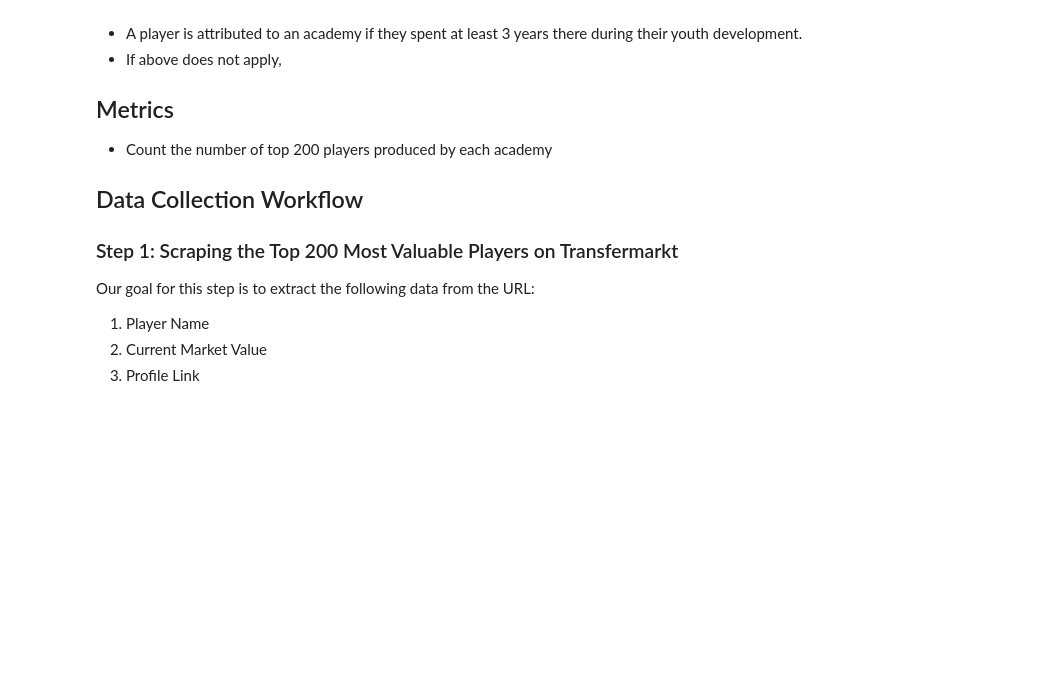
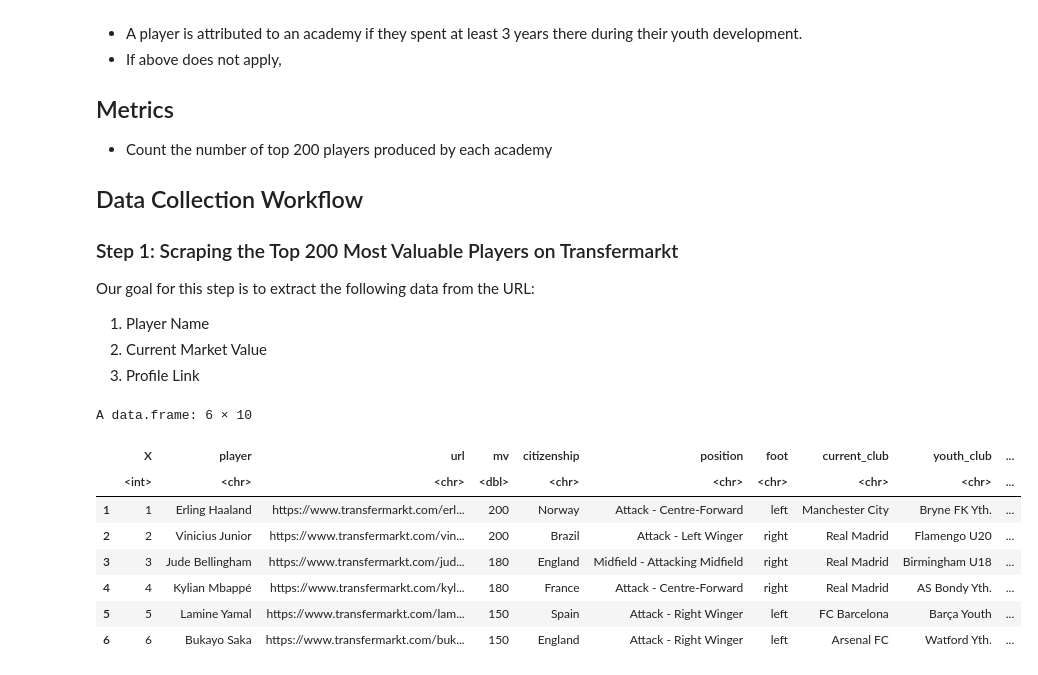
Before and after one commit to gabriellindqvist/su-mt4007, a Jupyter notebook: project/project.ipynb, the cells around one changed output. Saved outputs shown, nothing was run; the diff lists cells and outputs as text; code cells hidden in the pictures; blank space fills up the shorter version.

```diff
--- a/project/project.ipynb
+++ b/project/project.ipynb
@@ -29,0 +39,15 @@ Our goal for this step is to extract the following data from the URL:
+# %%
+df <- df %>%
+    mutate(mv = str_replace_all(mv, "[^\\d\\.]", "") %>%
+           as.numeric())
+head(df)
+# %% [output]
+A data.frame: 6 × 10
+|  | X | player | url | mv | citizenship | position | foot | current_club | youth_club | ... |
+|  | <int> | <chr> | <chr> | <dbl> | <chr> | <chr> | <chr> | <chr> | <chr> | ... |
+| 1 | 1 | Erling Haaland | https://www.transfermarkt.com/erl... | 200 | Norway | Attack - Centre-Forward | left | Manchester City | Bryne FK Yth. | ... |
+| 2 | 2 | Vinicius Junior | https://www.transfermarkt.com/vin... | 200 | Brazil | Attack - Left Winger | right | Real Madrid | Flamengo U20 | ... |
+| 3 | 3 | Jude Bellingham | https://www.transfermarkt.com/jud... | 180 | England | Midfield - Attacking Midfield | right | Real Madrid | Birmingham U18 | ... |
+| 4 | 4 | Kylian Mbappé | https://www.transfermarkt.com/kyl... | 180 | France | Attack - Centre-Forward | right | Real Madrid | AS Bondy Yth. | ... |
+| 5 | 5 | Lamine Yamal | https://www.transfermarkt.com/lam... | 150 | Spain | Attack - Right Winger | left | FC Barcelona | Barça Youth | ... |
+| 6 | 6 | Bukayo Saka | https://www.transfermarkt.com/buk... | 150 | England | Attack - Right Winger | left | Arsenal FC | Watford Yth. | ... |
```
Also changed, not shown: parts of 9 cells of this notebook.
